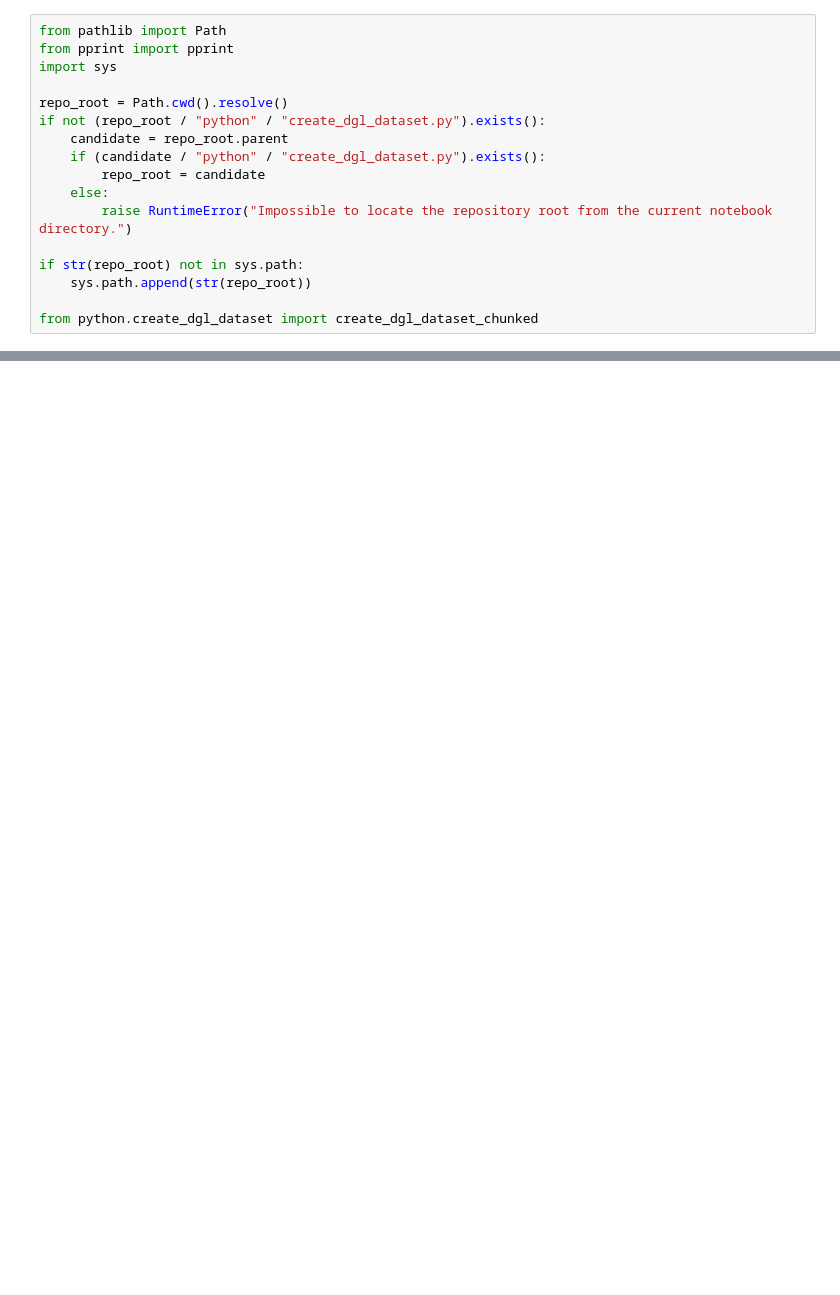
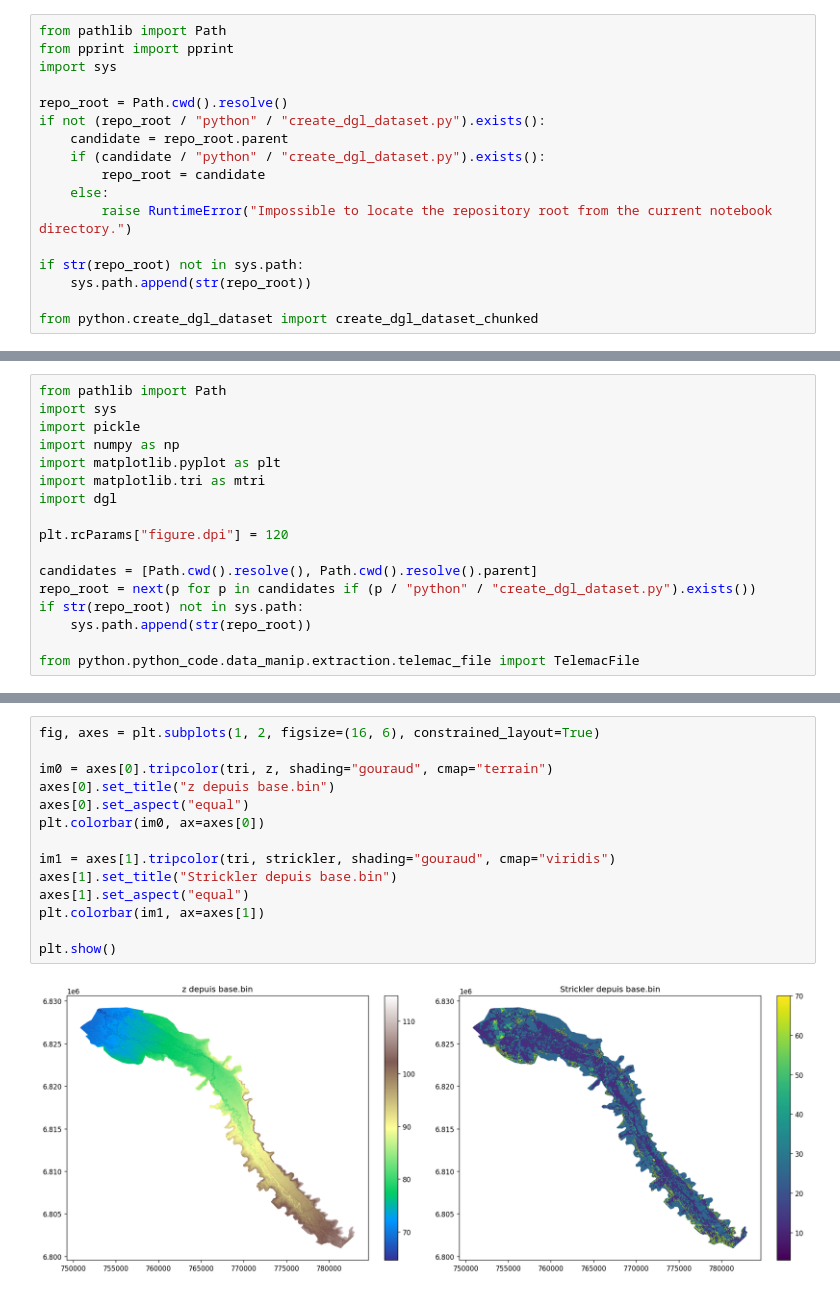
Before and after one commit to vmerc/gnn_modulus_test, a Jupyter notebook: jupyter/tutorial_create_dataset_aube.ipynb, the cells around one changed output, grey strips where cells are left out. Saved outputs shown, nothing was run; the diff lists cells and outputs as text; blank space fills up the shorter version.

```diff
--- a/jupyter/tutorial_create_dataset_aube.ipynb
+++ b/jupyter/tutorial_create_dataset_aube.ipynb
@@ -165,0 +187,17 @@ else:
+# %%
+from pathlib import Path
+import sys
+import pickle
+import numpy as np
+import matplotlib.pyplot as plt
+import matplotlib.tri as mtri
+import dgl
+
+plt.rcParams["figure.dpi"] = 120
+
+candidates = [Path.cwd().resolve(), Path.cwd().resolve().parent]
+repo_root = next(p for p in candidates if (p / "python" / "create_dgl_dataset.py").exists())
+if str(repo_root) not in sys.path:
+    sys.path.append(str(repo_root))
+
+from python.python_code.data_manip.extraction.telemac_file import TelemacFile
@@ -165,0 +278,16 @@ else:
+# %%
+fig, axes = plt.subplots(1, 2, figsize=(16, 6), constrained_layout=True)
+
+im0 = axes[0].tripcolor(tri, z, shading="gouraud", cmap="terrain")
+axes[0].set_title("z depuis base.bin")
+axes[0].set_aspect("equal")
+plt.colorbar(im0, ax=axes[0])
+
+im1 = axes[1].tripcolor(tri, strickler, shading="gouraud", cmap="viridis")
+axes[1].set_title("Strickler depuis base.bin")
+axes[1].set_aspect("equal")
+plt.colorbar(im1, ax=axes[1])
+
+plt.show()
+# %% [output]
+[figure, added]
```
Also changed, not shown: parts of 14 cells of this notebook.
